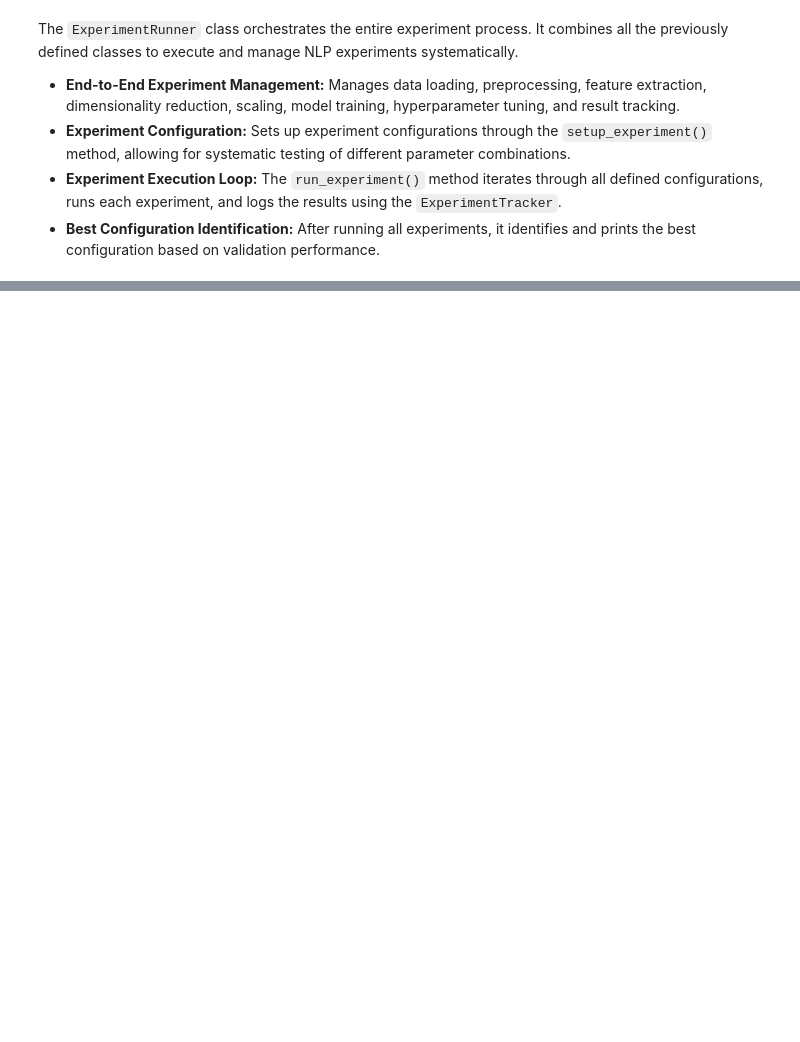
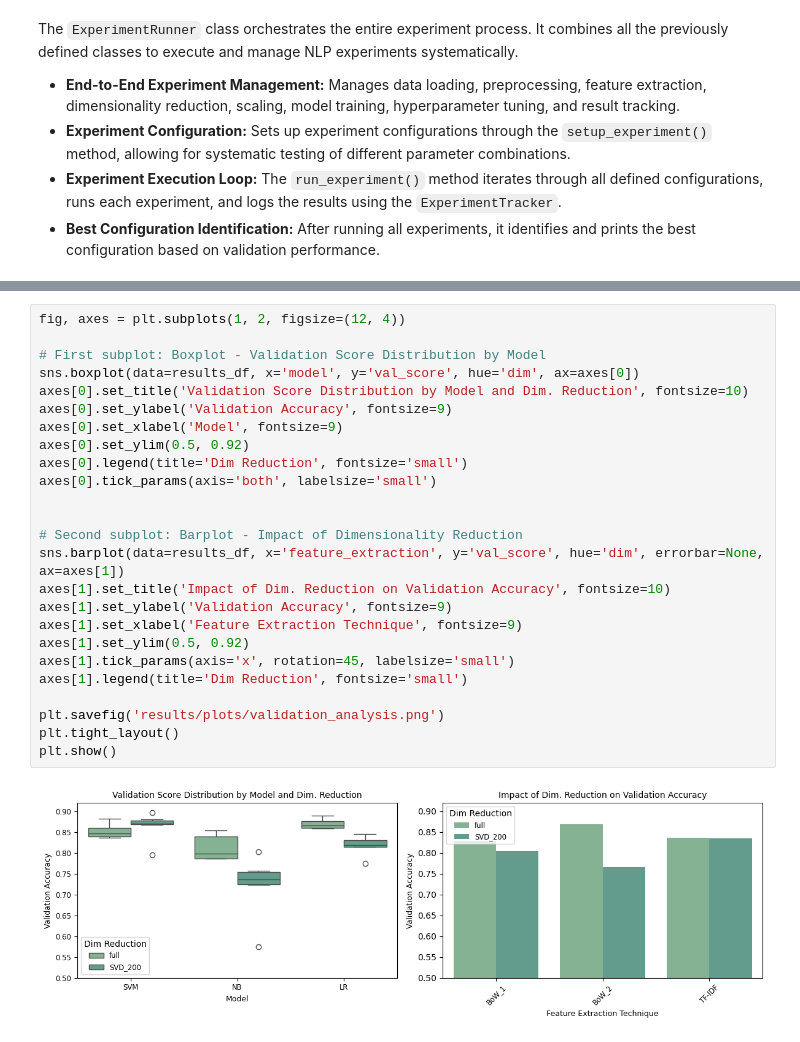
Before and after one commit to franciscopana/M.IA_Natural-Language-Processing, a Jupyter notebook: main.ipynb, the cells around one changed output, grey strips where cells are left out. Saved outputs shown, nothing was run; the diff lists cells and outputs as text; blank space fills up the shorter version.

```diff
--- a/main.ipynb
+++ b/main.ipynb
@@ -1229,0 +1205,27 @@ Processing file: data/train/train_cot.csv
+# %%
+fig, axes = plt.subplots(1, 2, figsize=(12, 4))
+
+# First subplot: Boxplot - Validation Score Distribution by Model
+sns.boxplot(data=results_df, x='model', y='val_score', hue='dim', ax=axes[0])
+axes[0].set_title('Validation Score Distribution by Model and Dim. Reduction', fontsize=10)
+axes[0].set_ylabel('Validation Accuracy', fontsize=9)
+axes[0].set_xlabel('Model', fontsize=9)
+axes[0].set_ylim(0.5, 0.92)
+axes[0].legend(title='Dim Reduction', fontsize='small')
+axes[0].tick_params(axis='both', labelsize='small')
+
+
+# Second subplot: Barplot - Impact of Dimensionality Reduction
+sns.barplot(data=results_df, x='feature_extraction', y='val_score', hue='dim', errorbar=None, ax=axes[1])
+axes[1].set_title('Impact of Dim. Reduction on Validation Accuracy', fontsize=10)
+axes[1].set_ylabel('Validation Accuracy', fontsize=9)
+axes[1].set_xlabel('Feature Extraction Technique', fontsize=9)
+axes[1].set_ylim(0.5, 0.92)
+axes[1].tick_params(axis='x', rotation=45, labelsize='small')
+axes[1].legend(title='Dim Reduction', fontsize='small')
+
+plt.savefig('results/plots/validation_analysis.png')
+plt.tight_layout()
+plt.show()
+# %% [output]
+[figure, added]
```
Also changed, not shown: parts of 22 cells of this notebook, 6 other files.
